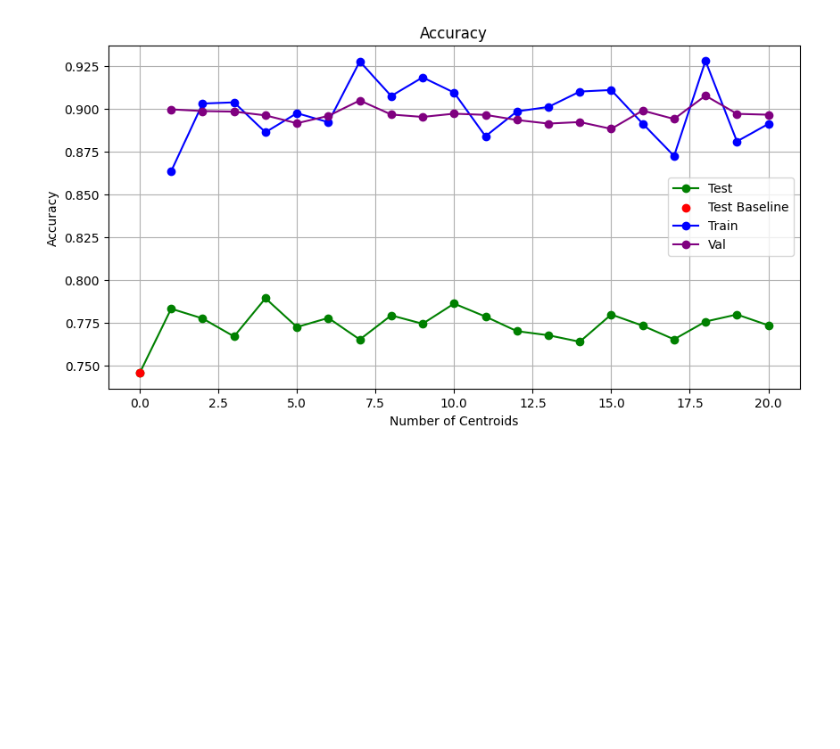
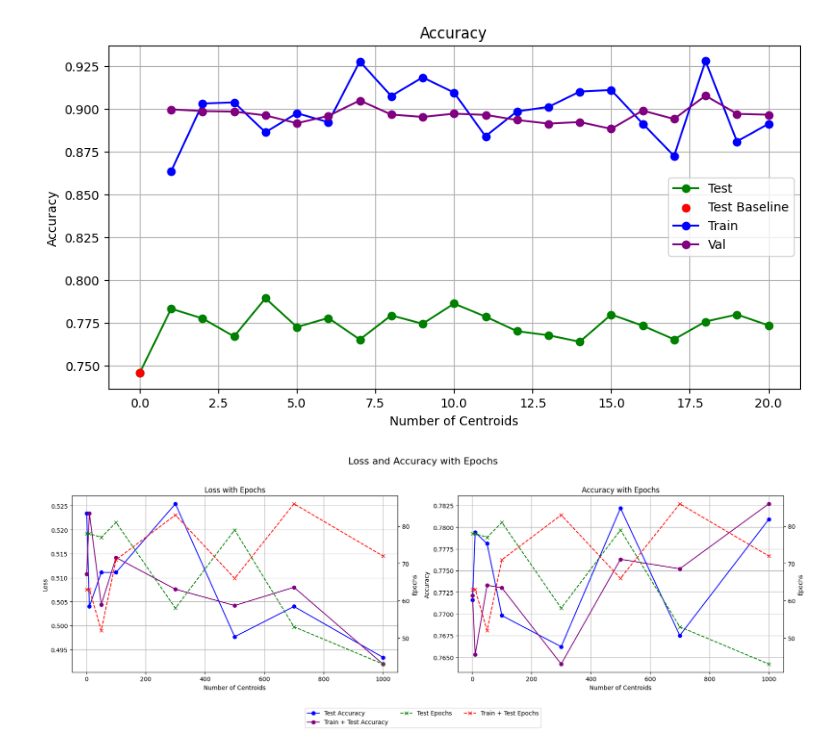
Before and after one commit to jlennartz/MedImSeg, a Jupyter notebook: src/full_vers.ipynb, the cells around one changed output. Cells and saved outputs as stored; diff of their text form; code cells hidden in the pictures; blank space fills up the shorter version.

```diff
--- a/src/full_vers.ipynb
+++ b/src/full_vers.ipynb
@@ -310,3 +310,55 @@ plt.show()
 # %% [output]
 [figure]
 [figure]
+# %%
+import pandas as pd
+import matplotlib.pyplot as plt
+
+# Load the data
+data_test = pd.read_csv('results_only_test.txt', sep="\t")
+data_tr_test = pd.read_csv('results_train_test.txt', sep='\t')
+
+# Создаем фигуру с сеткой 1x2
+fig, axes = plt.subplots(1, 2, figsize=(18, 6))
+fig.suptitle("Loss and Accuracy with Epochs", fontsize=16)
+
+# 1. График для Loss
+ax1 = axes[0]
+p1 = ax1.plot(data_test['Num_Centroids'], data_test['Loss'], marker="o", color='blue', label="Test Loss")
+p2 = ax1.plot(data_tr_test['Num_Centroids'], data_tr_test['Loss'], marker="o", color='purple', label="Train + Test Loss")
+ax1.set_xlabel("Number of Centroids")
+ax1.set_ylabel("Loss")
+ax1.tick_params(axis='y')
+ax1_twin = ax1.twinx()
+p3 = ax1_twin.plot(data_test['Num_Centroids'], data_test['Num_epochs'], marker="x", color='green', linestyle='--', label="Test Epochs")
+p4 = ax1_twin.plot(data_tr_test['Num_Centroids'], data_tr_test['Num_epochs'], marker="x", color='red', linestyle='--', label="Train + Test Epochs")
+ax1_twin.set_ylabel("Epochs")
+ax1_twin.tick_params(axis='y')
+ax1.set_title("Loss with Epochs")
+ax1.grid(True)
+
+# 2. График для Accuracy
+ax2 = axes[1]
+p1 = ax2.plot(data_test['Num_Centroids'], data_test['Dice_Score'], marker="o", color='blue', label="Test Accuracy")
+p2 = ax2.plot(data_tr_test['Num_Centroids'], data_tr_test['Dice_Score'], marker="o", color='purple', label="Train + Test Accuracy")
+ax2.set_xlabel("Number of Centroids")
+ax2.set_ylabel("Accuracy")
+ax2.tick_params(axis='y')
+ax2_twin = ax2.twinx()
+p3 = ax2_twin.plot(data_test['Num_Centroids'], data_test['Num_epochs'], marker="x", color='green', linestyle='--', label="Test Epochs")
+p4 = ax2_twin.plot(data_tr_test['Num_Centroids'], data_tr_test['Num_epochs'], marker="x", color='red', linestyle='--', label="Train + Test Epochs")
+ax2_twin.set_ylabel("Epochs")
+ax2_twin.tick_params(axis='y')
+ax2.set_title("Accuracy with Epochs")
+ax2.grid(True)
+
+# Легенда
+plots = p1 + p2 + p3 + p4
+labels = [p.get_label() for p in plots]
+fig.legend(plots, labels, loc="upper center", bbox_to_anchor=(0.5, 0.02), ncol=3)
+
+# Отображение
+plt.tight_layout(rect=[0, 0.05, 1, 0.95])
+plt.show()
+# %% [output]
+[figure, added]
```
Also changed, not shown: parts of 1 cell of this notebook, 10 other files.
